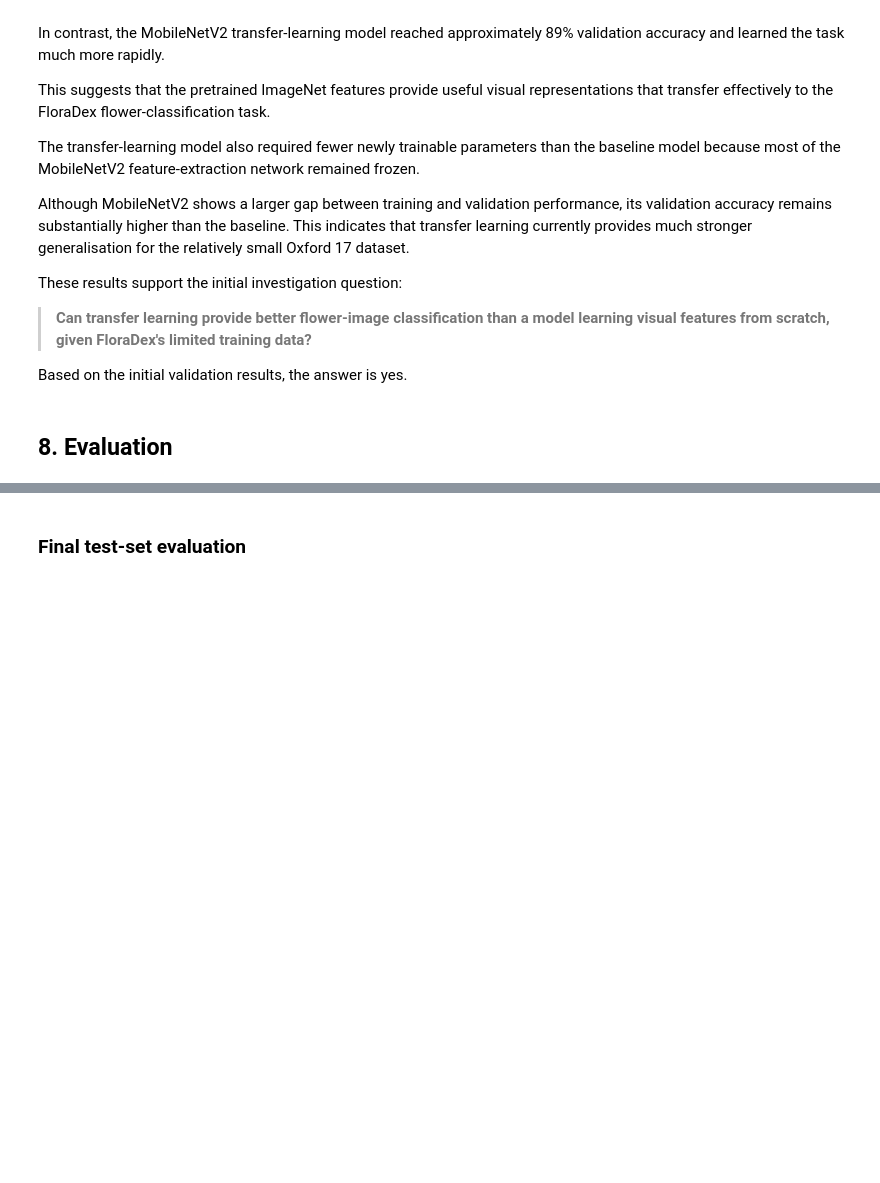
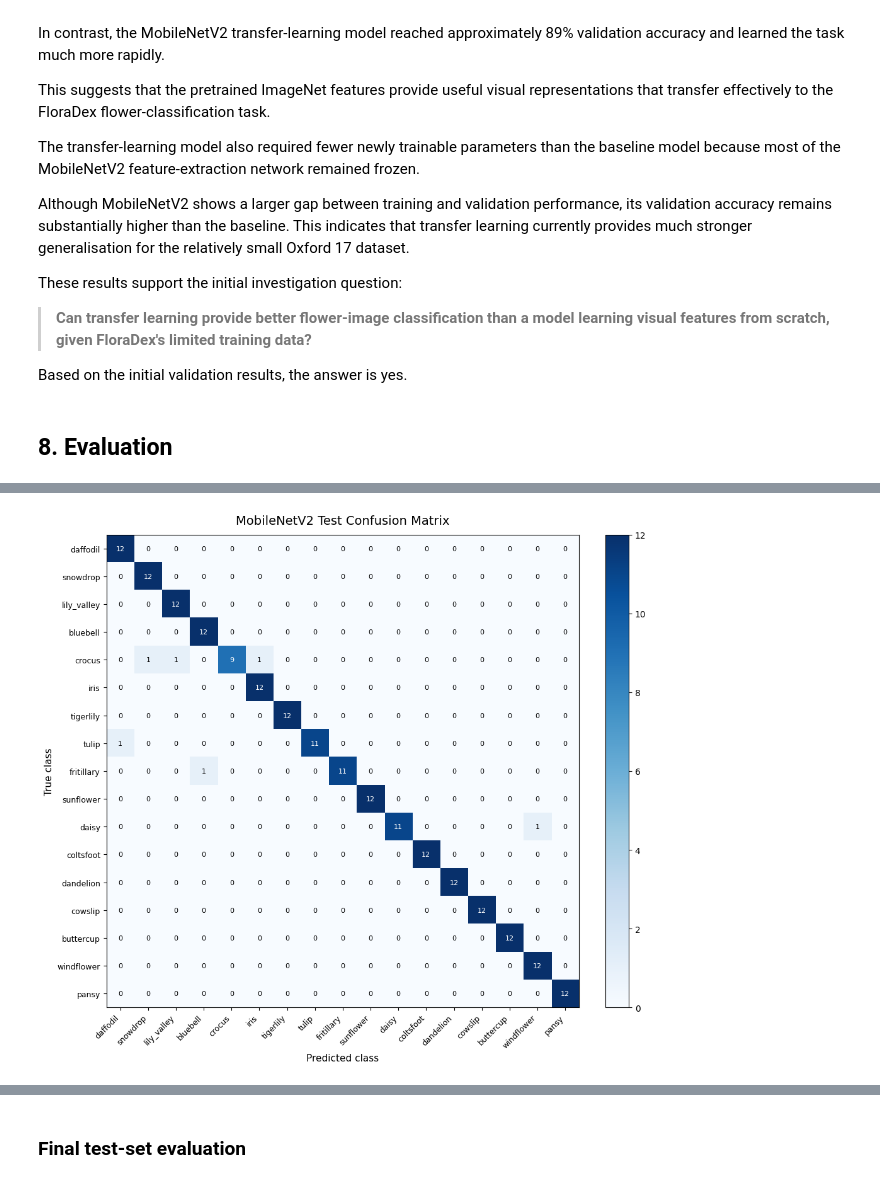
Before and after one commit to emelinachow-lgtm/FloraDex, a Jupyter notebook: floradex_a2.ipynb, the cells around one changed output, grey strips where cells are left out. Cells and saved outputs as stored; diff of their text form; code cells hidden in the pictures; blank space fills up the shorter version.

Commit message:
Add Week 7 evaluation results

```diff
--- a/floradex_a2.ipynb
+++ b/floradex_a2.ipynb
@@ -1082,0 +1282,20 @@ Based on the initial validation results, the answer is yes.
+# %%
+y_true = []
+y_pred = []
+y_prob = []
+
+for images, labels in test_ds:
+    probabilities = transfer_model.predict(images, verbose=0)
+    predictions = np.argmax(probabilities, axis=1)
+
+    y_true.extend(labels.numpy())
+    y_pred.extend(predictions)
+    y_prob.extend(probabilities)
+
+y_true = np.array(y_true)
+y_pred = np.array(y_pred)
+y_prob = np.array(y_prob)
+
+print("Number of test predictions:", len(y_pred))
+print("Number correct:", np.sum(y_true == y_pred))
+print("Number incorrect:", np.sum(y_true != y_pred))
@@ -1082,0 +1335,44 @@ Based on the initial validation results, the answer is yes.
+# %%
+from sklearn.metrics import confusion_matrix
+import matplotlib.pyplot as plt
+import numpy as np
+
+cm = confusion_matrix(y_true, y_pred)
+
+fig, ax = plt.subplots(figsize=(11, 9))
+
+im = ax.imshow(cm, cmap="Blues")
+
+ax.set_title("MobileNetV2 Test Confusion Matrix", fontsize=14, pad=12)
+ax.set_xlabel("Predicted class", fontsize=11)
+ax.set_ylabel("True class", fontsize=11)
+
+ax.set_xticks(np.arange(len(class_names)))
+ax.set_yticks(np.arange(len(class_names)))
+
+ax.set_xticklabels(class_names, rotation=45, ha="right", fontsize=9)
+ax.set_yticklabels(class_names, fontsize=9)
+
+for i in range(len(class_names)):
+    for j in range(len(class_names)):
+        ax.text(
+            j, i, cm[i, j],
+            ha="center",
+            va="center",
+            fontsize=8,
+            color="white" if cm[i, j] > cm.max() / 2 else "black"
+        )
+
+fig.colorbar(im, ax=ax, fraction=0.046, pad=0.04)
+
+plt.tight_layout()
+
+plt.savefig(
+    f"{results_dir}/mobilenetv2_confusion_matrix.png",
+    dpi=300,
+    bbox_inches="tight"
+)
+
+plt.show()
+# %% [output]
+[figure, added]
```
Also changed, not shown: parts of 34 cells of this notebook.
